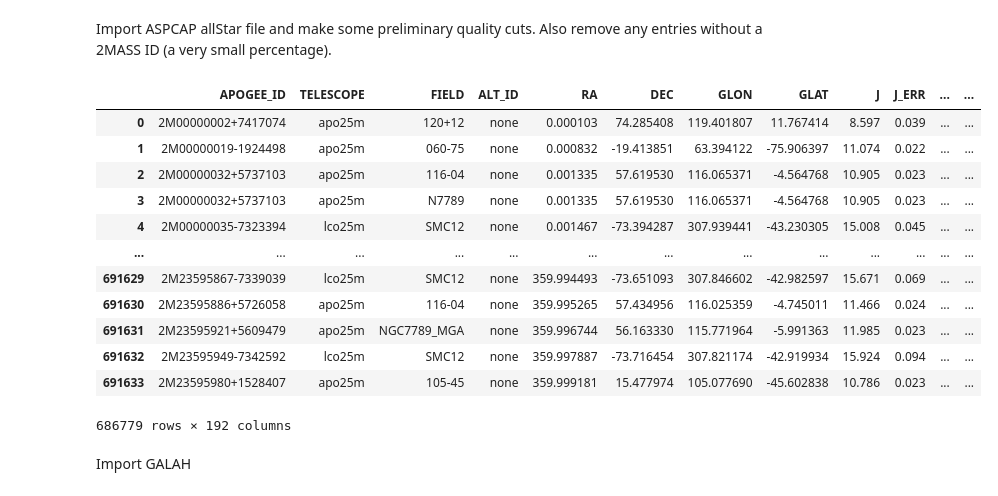
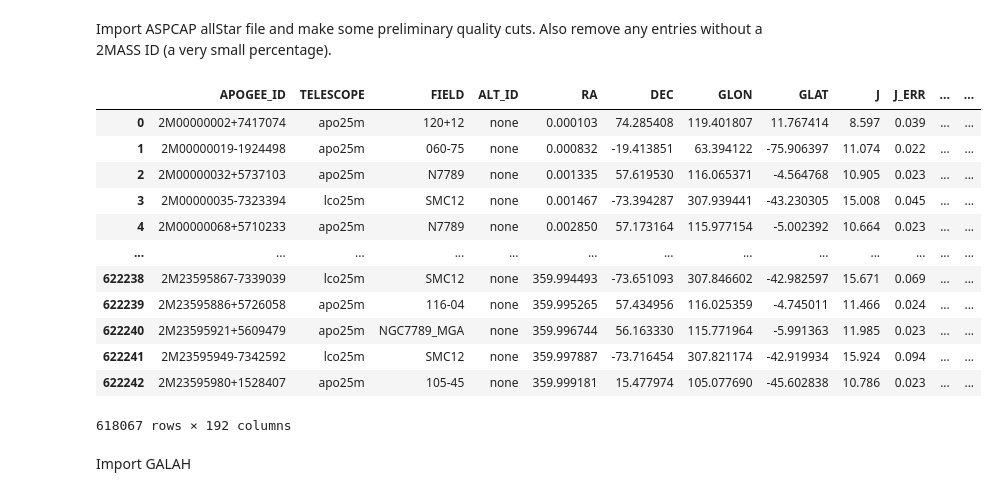
Before and after one commit to lodubay/gaia-sprint, a Jupyter notebook: compare_apogee.ipynb, the cells around one changed output. Saved outputs shown, nothing was run; the diff lists cells and outputs as text; code cells hidden in the pictures.

```diff
--- a/compare_apogee.ipynb
+++ b/compare_apogee.ipynb
@@ -96,43 +96,48 @@ def decode(df):
     str_df = df.select_dtypes([object])
     str_df = str_df.stack().str.decode('utf-8').unstack()
     for col in str_df:
         df[col] = str_df[col]
     return df
 
+# Convert byte-strings to ordinary strings and convert to pandas
 aspcap_df = decode(aspcap_table[cols].to_pandas())
+# Drop duplicate targets, keeping highest adjusted SNR
+aspcap_df = aspcap_df.sort_values(['APOGEE_ID', 'SNREV'])\
+                     .drop_duplicates(subset='APOGEE_ID', keep='last')\
+                     .sort_index()
 # Replace NaN stand-in values with NaN
 aspcap_df.replace(99.999, np.nan, inplace=True)
 # Replace NaN in ASPCAPFLAGS with empty string
 aspcap_df["ASPCAPFLAGS"].replace(np.nan, "", inplace=True)
 # Replace '' with 'none' in columns of type 'object'
 # aspcap_df.replace('', 'none', inplace=True)
 # Remove VESTA
 aspcap_df.drop(0, inplace=True)
 # Weed out bad flags
 fatal_flags = (2**23) # STAR_BAD
 aspcap_df = aspcap_df[aspcap_df["ASPCAPFLAG"] & fatal_flags == 0]
 aspcap_df.reset_index(inplace=True, drop=True)
 # Copy 2Mass ID column without "2M" prefix
 # also limit to targets with a 2Mass ID
 aspcap_df = aspcap_df[aspcap_df["APOGEE_ID"].str.contains("2M")]
 aspcap_df["TMASS_ID"] = [id[2:] for id in aspcap_df.APOGEE_ID.tolist()]
 aspcap_df["TMASS_ID"].to_csv("data/apogee_tmass_ids.csv", index=False, header=False)
 
 aspcap_df
 # %% [output]
 |  | APOGEE_ID | TELESCOPE | FIELD | ALT_ID | RA | DEC | GLON | GLAT | J | J_ERR | ... | ... |
 | 0 | 2M00000002+7417074 | apo25m | 120+12 | none | 0.000103 | 74.285408 | 119.401807 | 11.767414 | 8.597 | 0.039 | ... | ... |
 | 1 | 2M00000019-1924498 | apo25m | 060-75 | none | 0.000832 | -19.413851 | 63.394122 | -75.906397 | 11.074 | 0.022 | ... | ... |
-| 2 | 2M00000032+5737103 | apo25m | 116-04 | none | 0.001335 | 57.619530 | 116.065371 | -4.564768 | 10.905 | 0.023 | ... | ... |
-| 3 | 2M00000032+5737103 | apo25m | N7789 | none | 0.001335 | 57.619530 | 116.065371 | -4.564768 | 10.905 | 0.023 | ... | ... |
-| 4 | 2M00000035-7323394 | lco25m | SMC12 | none | 0.001467 | -73.394287 | 307.939441 | -43.230305 | 15.008 | 0.045 | ... | ... |
+| 2 | 2M00000032+5737103 | apo25m | N7789 | none | 0.001335 | 57.619530 | 116.065371 | -4.564768 | 10.905 | 0.023 | ... | ... |
+| 3 | 2M00000035-7323394 | lco25m | SMC12 | none | 0.001467 | -73.394287 | 307.939441 | -43.230305 | 15.008 | 0.045 | ... | ... |
+| 4 | 2M00000068+5710233 | apo25m | N7789 | none | 0.002850 | 57.173164 | 115.977154 | -5.002392 | 10.664 | 0.023 | ... | ... |
 | ... | ... | ... | ... | ... | ... | ... | ... | ... | ... | ... | ... | ... |
-| 691629 | 2M23595867-7339039 | lco25m | SMC12 | none | 359.994493 | -73.651093 | 307.846602 | -42.982597 | 15.671 | 0.069 | ... | ... |
-| 691630 | 2M23595886+5726058 | apo25m | 116-04 | none | 359.995265 | 57.434956 | 116.025359 | -4.745011 | 11.466 | 0.024 | ... | ... |
-| 691631 | 2M23595921+5609479 | apo25m | NGC7789_MGA | none | 359.996744 | 56.163330 | 115.771964 | -5.991363 | 11.985 | 0.023 | ... | ... |
-| 691632 | 2M23595949-7342592 | lco25m | SMC12 | none | 359.997887 | -73.716454 | 307.821174 | -42.919934 | 15.924 | 0.094 | ... | ... |
-| 691633 | 2M23595980+1528407 | apo25m | 105-45 | none | 359.999181 | 15.477974 | 105.077690 | -45.602838 | 10.786 | 0.023 | ... | ... |
+| 622238 | 2M23595867-7339039 | lco25m | SMC12 | none | 359.994493 | -73.651093 | 307.846602 | -42.982597 | 15.671 | 0.069 | ... | ... |
+| 622239 | 2M23595886+5726058 | apo25m | 116-04 | none | 359.995265 | 57.434956 | 116.025359 | -4.745011 | 11.466 | 0.024 | ... | ... |
+| 622240 | 2M23595921+5609479 | apo25m | NGC7789_MGA | none | 359.996744 | 56.163330 | 115.771964 | -5.991363 | 11.985 | 0.023 | ... | ... |
+| 622241 | 2M23595949-7342592 | lco25m | SMC12 | none | 359.997887 | -73.716454 | 307.821174 | -42.919934 | 15.924 | 0.094 | ... | ... |
+| 622242 | 2M23595980+1528407 | apo25m | 105-45 | none | 359.999181 | 15.477974 | 105.077690 | -45.602838 | 10.786 | 0.023 | ... | ... |
-686779 rows × 192 columns
+618067 rows × 192 columns
 # %% [markdown]
 Import GALAH
 # %%
```
Also changed, not shown: parts of 28 cells of this notebook.
